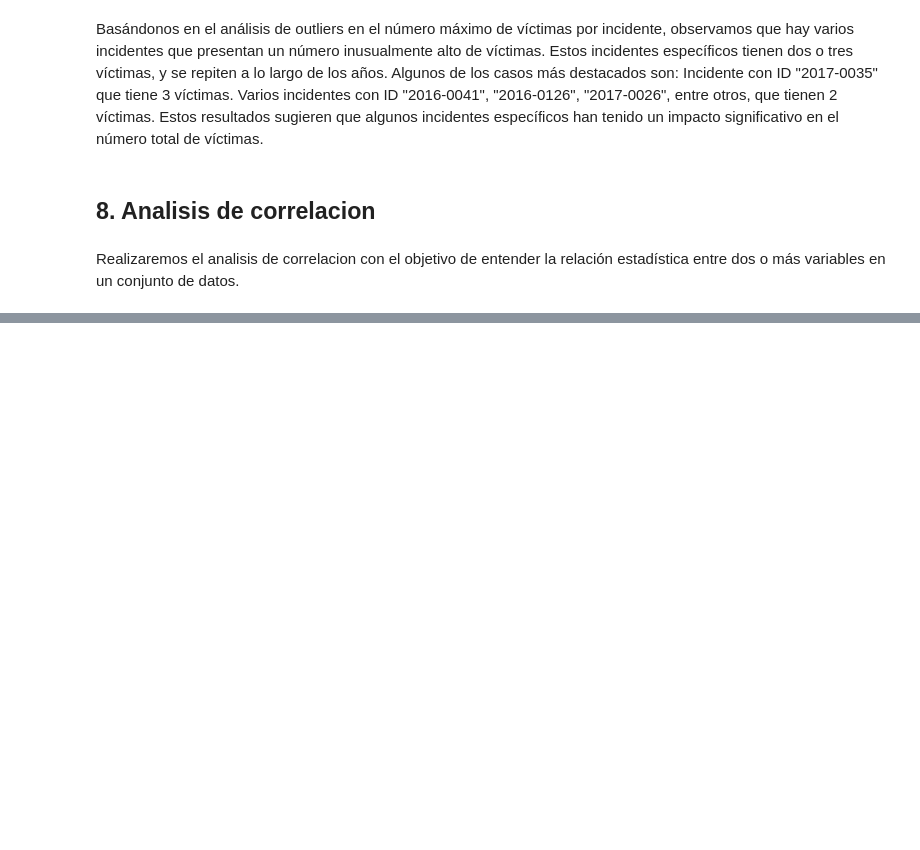
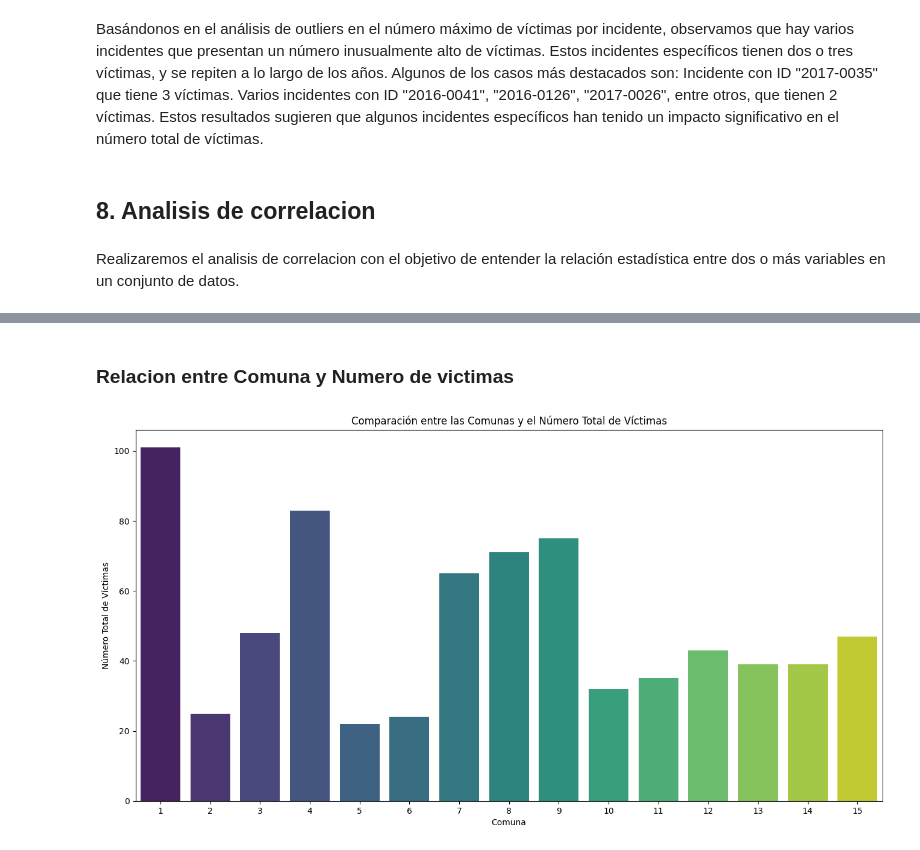
Before and after one commit to ASGuzman/PI2_Siniestros_Viales, a Jupyter notebook: EDA.ipynb, the cells around one changed output, grey strips where cells are left out. Cells and saved outputs as stored; diff of their text form; code cells hidden in the pictures; blank space fills up the shorter version.

```diff
--- a/EDA.ipynb
+++ b/EDA.ipynb
@@ -393,0 +417,13 @@ Realizaremos el analisis de correlacion con el objetivo de entender la relación
+# %% [markdown]
+### Relacion entre Comuna y Numero de victimas
+# %%
+victimas_por_comuna = df_siniestros.groupby("Comuna")["Nro Victimas"].sum().reset_index()
+
+plt.figure(figsize=(16, 8))
+sns.barplot(x="Comuna", y="Nro Victimas", data=victimas_por_comuna, palette='viridis')
+plt.title("Comparación entre las Comunas y el Número Total de Víctimas")
+plt.xlabel("Comuna")
+plt.ylabel("Número Total de Víctimas")
+plt.show()
+# %% [output]
+[figure, added]
```
Also changed, not shown: parts of 16 cells of this notebook.
